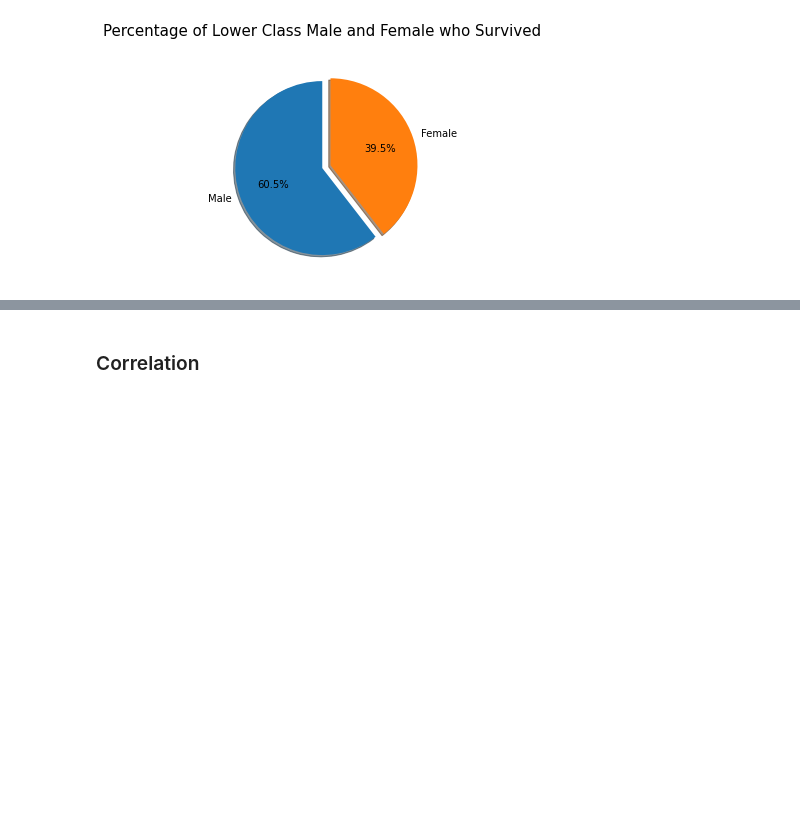
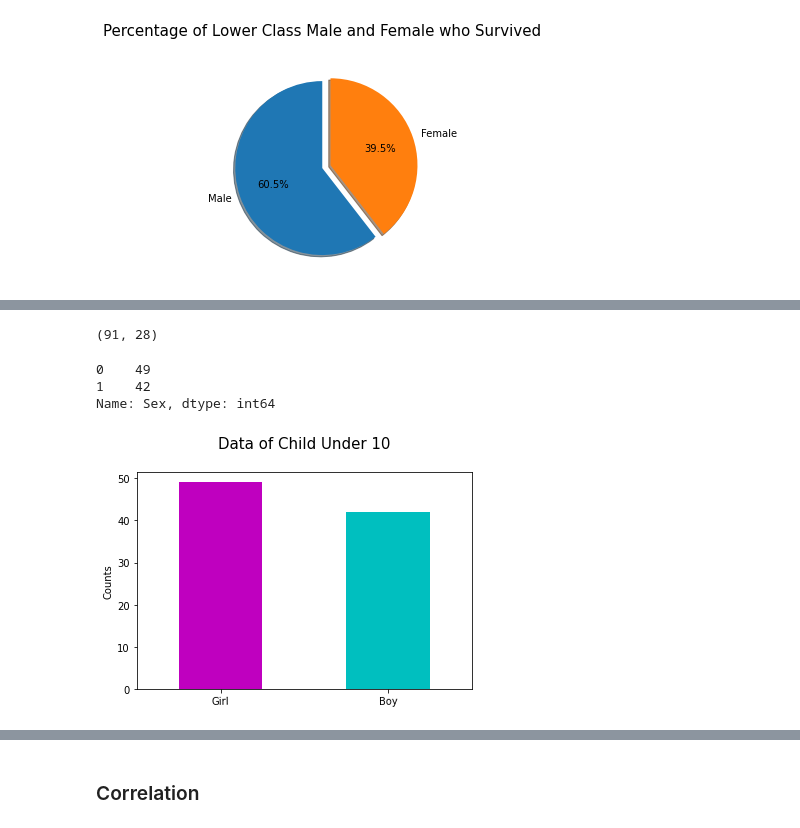
Before and after one commit to Shahrayar123/Titanic_Exploratory_Data_Analysis, a Jupyter notebook: Titanic_EDA.ipynb, the cells around one changed output, grey strips where cells are left out. Saved outputs shown, nothing was run; the diff lists cells and outputs as text; code cells hidden in the pictures; blank space fills up the shorter version.

```diff
--- a/Titanic_EDA.ipynb
+++ b/Titanic_EDA.ipynb
@@ -489,0 +515,4 @@ plt.show()
+# %%
+child_sub_data = data[data.Age < 12.0]
+
+child_sub_data.head()
@@ -489,0 +526,19 @@ plt.show()
+# %%
+child_sub_data.shape
+# %% [output]
+(91, 28)
+# %%
+c_sub_data = child_sub_data.Sex.value_counts()
+c_sub_data
+# %% [output]
+0    49
+1    42
+Name: Sex, dtype: int64
+# %%
+c_sub_data.plot(kind='bar', rot=1, color=['m','c'])
+plt.title('Data of Child Under 10\n', size=15)
+plt.xticks(range(2), labels=['Girl','Boy'])
+plt.ylabel("Counts")
+plt.show()
+# %% [output]
+[figure, added]
```
Also changed, not shown: parts of 13 cells of this notebook.
